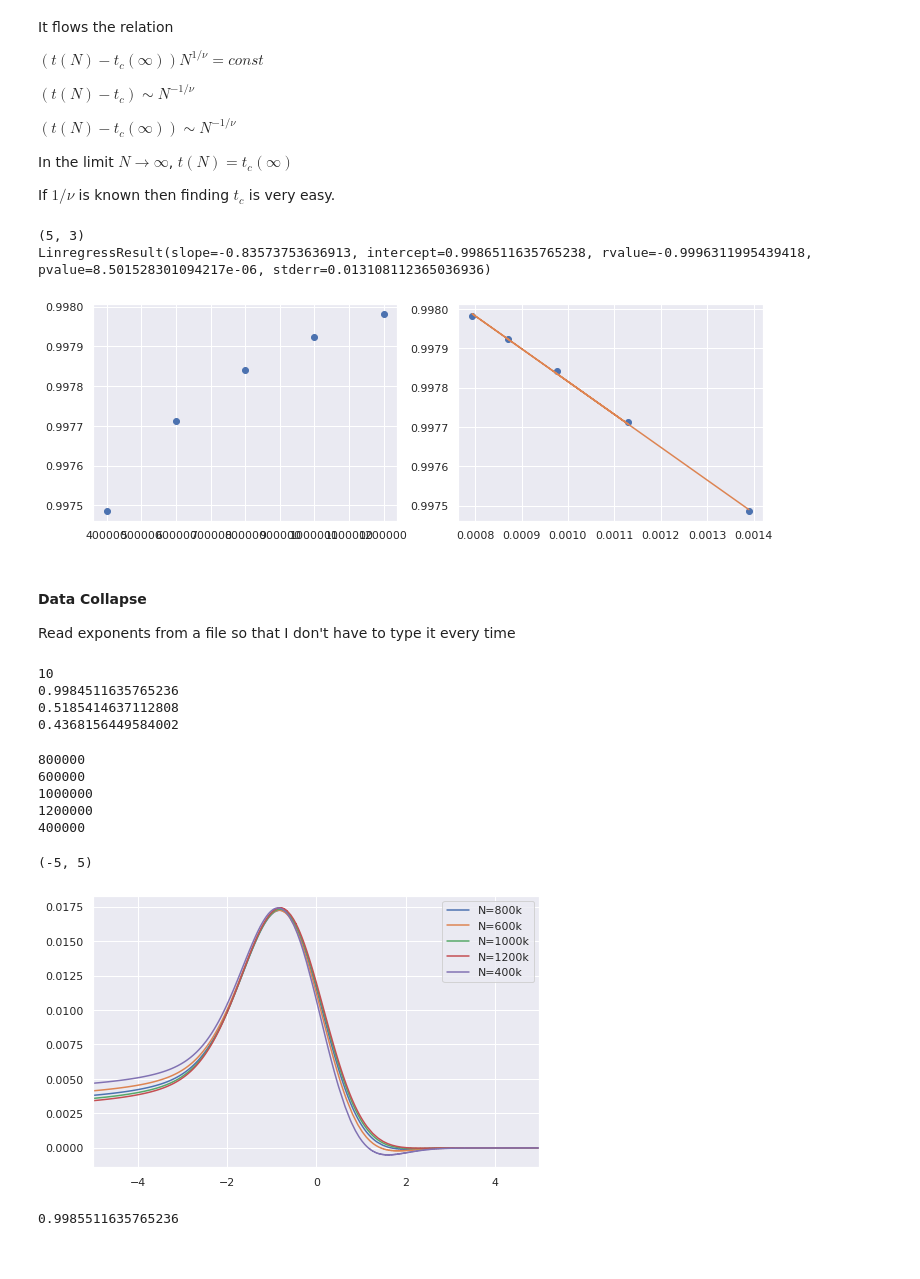
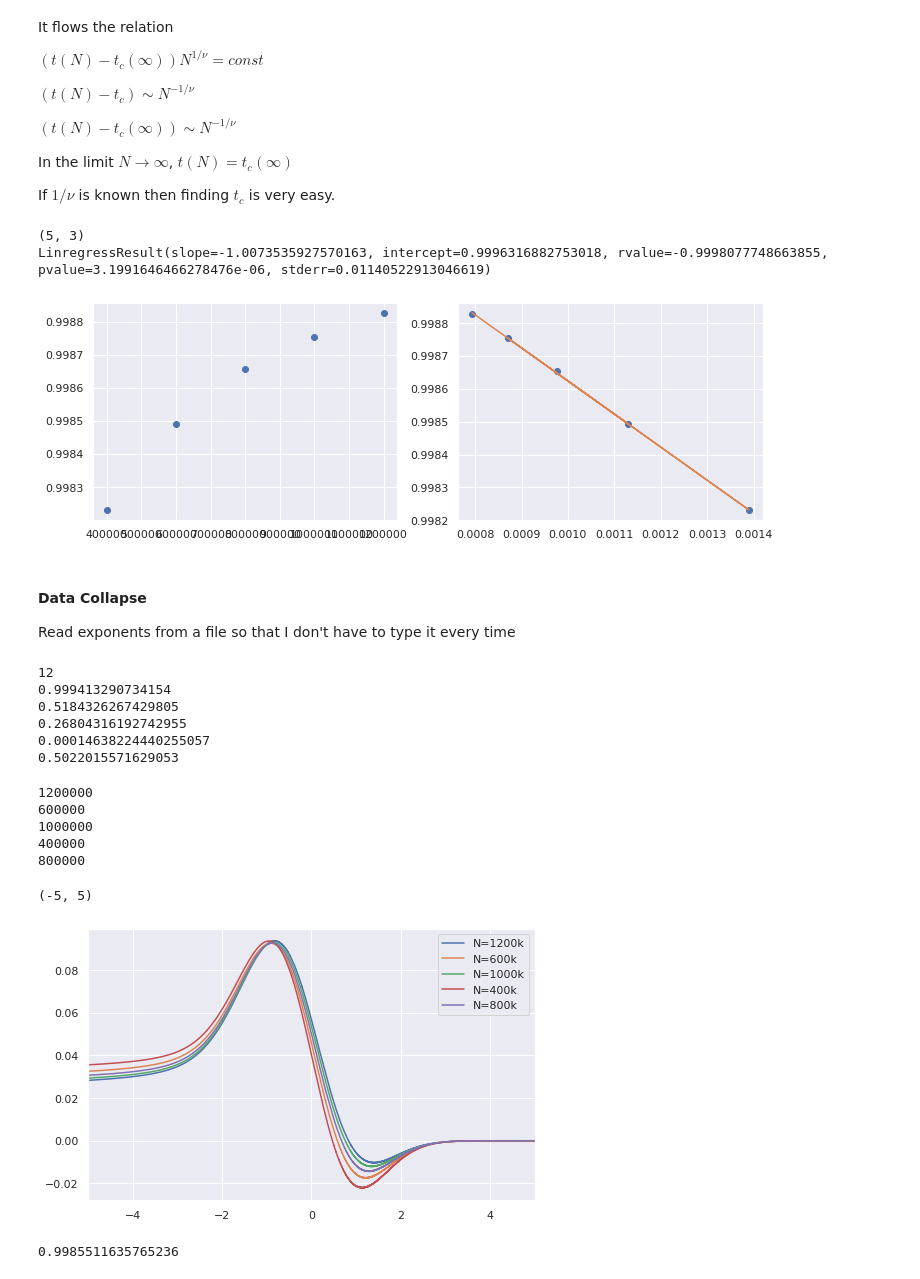
Before and after one commit to rg-nep/BA_ExplosiveFirstOrder, a Jupyter notebook: jupyter/specific-heat.ipynb, the cells around one changed output. Saved outputs shown, nothing was run; the diff lists cells and outputs as text; code cells hidden in the pictures.

```diff
--- a/jupyter/specific-heat.ipynb
+++ b/jupyter/specific-heat.ipynb
@@ -16,10 +16,11 @@ data_root = '../data/entropy-order-convolved/'
 fig_root="../figures/"
 # os.listdir(data_root)
 # %%
-M=10
-m=10
+M=11
+m=20
+
 classname="BA_NetworkPercolationExplosive_v7"
-signature="{}_N_*_m_10_M_{}_entropy-order_*fast.txt".format(classname,M)
+signature="{0}_N_*_m_{1}_M_{2}_entropy-order_*fast.txt".format(classname,m, M)
 # %%
 files=glob.glob(data_root + signature)
 # %%
@@ -37,3 +38,22 @@ files
+# %%
+def load_exponents_from_file():
+    filename = "BA_explosive_exponents"
+    df = pd.read_csv(filename)
+    df.index = df['M']
+
+    tc = df['tc'][M]
+    one_by_nu = df['one_by_nu'][M]
+    beta_by_nu = df['beta_by_nu'][M]
+    gamma_by_nu = df['gamma_by_nu'][M]
+    alpha_by_nu = df['alpha_by_nu'][M]
+    print(M)
+    print(tc)
+    print(one_by_nu)
+    print(alpha_by_nu)
+    print(beta_by_nu)
+    print(gamma_by_nu)
+    # print(df)
+    return tc, one_by_nu, alpha_by_nu, beta_by_nu, gamma_by_nu
 # %% [markdown]
 ### checking ensemble size
 # %%
@@ -71,7 +91,7 @@ tc=0.72775
 ## Load data from file
 # %%
 min_limit=0.98
-max_limit=1.08
+max_limit=1.1
 # %%
 data=dict()
 for file in files:
@@ -184,8 +204,8 @@ one_by_nu = 0.51
 find_tc(critical, one_by_nu)
 # %% [output]
 (5, 3)
-LinregressResult(slope=-0.83573753636913, intercept=0.9986511635765238, rvalue=-0.9996311995439418, pvalue=8.501528301094217e-06, stderr=0.013108112365036936)
+LinregressResult(slope=-1.0073535927570163, intercept=0.9996316882753018, rvalue=-0.9998077748663855, pvalue=3.1991646466278476e-06, stderr=0.01140522913046619)
-[figure, old version]
+[figure, new version]
 # %%
 tc = 0.9913939600114202
 # %% [markdown]
@@ -193,48 +213,39 @@ tc = 0.9913939600114202
 
 Read exponents from a file
 so that I don't have to type it every time
-# %%
-filename = "BA_explosive_exponents"
-df = pd.read_csv(filename)
-df.index = df['M']
-
-tc = df['tc'][M]
-one_by_nu = df['one_by_nu'][M]
-alpha_by_nu = df['alpha_by_nu'][M]
-
-print(M)
-print(tc)
-print(one_by_nu)
-print(alpha_by_nu)
-# print(df)
-# %% [output]
-10
-0.9984511635765236
-0.5185414637112808
-0.4368156449584002
+# %%
+
+tc, one_by_nu, alpha_by_nu, beta_by_nu, gamma_by_nu = load_exponents_from_file()
+# %% [output]
+12
+0.999413290734154
+0.5184326267429805
+0.26804316192742955
+0.00014638224440255057
+0.5022015571629053
 # %%
-tc += 0.00005
+# tc += 0.00005
 # one_by_nu -= 0.001
 
 plt.figure(figsize=(8, 5))
 for N in data.keys():
 #     print(data[N].shape)
     t, H, P = data[N].T
     X = find_specific_heat(t, H, N)
     x=(t-tc)*N**(one_by_nu)
     y=X*N**(-alpha_by_nu)
     plt.plot(x[1:], y, label='N={}k'.format(N//1000))
     pass
 plt.legend()
 plt.xlim([-5, 5])
 # %% [output]
-800000
+1200000
 600000
 1000000
-1200000
 400000
+800000
 (-5, 5)
-[figure, old version]
+[figure, new version]
 # %%
 tc
 # %% [output]
```
Also changed, not shown: parts of 6 cells of this notebook, 8 other files.
